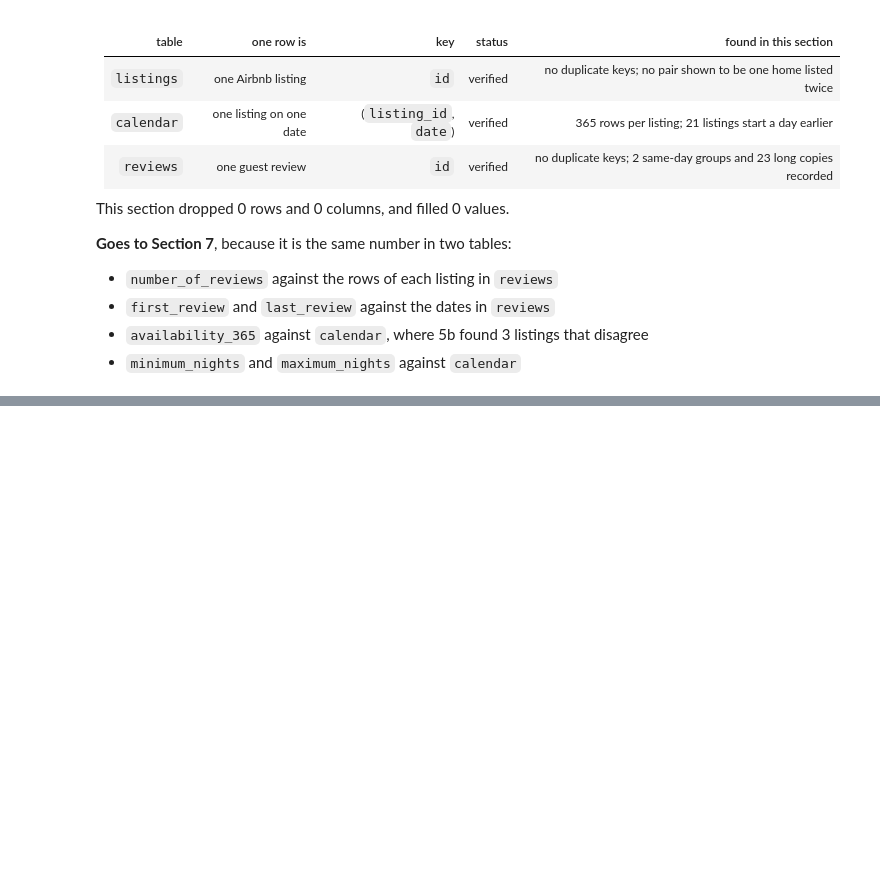
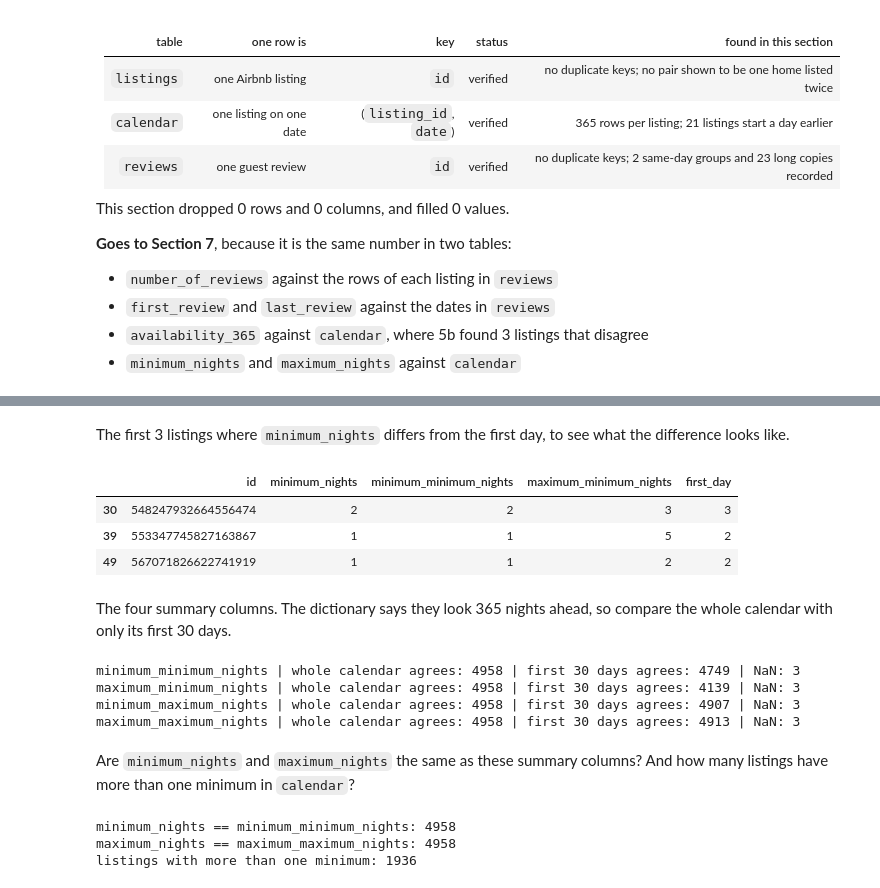
Before and after one commit to kallistratis/thessaloniki-airbnb-analysis, a Jupyter notebook: 01_data_cleaning.ipynb, the cells around one changed output, grey strips where cells are left out. Cells and saved outputs as stored; diff of their text form; code cells hidden in the pictures; blank space fills up the shorter version.

```diff
--- a/01_data_cleaning.ipynb
+++ b/01_data_cleaning.ipynb
@@ -2100,0 +2344,10 @@ This section dropped 0 rows and 0 columns, and filled 0 values.
+# %%
+calendar_groups = calendar_clean.sort_values("date").groupby("listing_id")
+night_options = {}
+for col in ["minimum_nights", "maximum_nights"]:
+    night_options[col] = {
+        "first day": calendar_groups[col].first(),
+        "smallest": calendar_groups[col].min(),
+        "largest": calendar_groups[col].max(),
+        "most common": calendar_groups[col].agg(lambda s: s.mode().iloc[0]),
+    }
@@ -2100,0 +2371,38 @@ This section dropped 0 rows and 0 columns, and filled 0 values.
+# %% [markdown]
+The first 3 listings where `minimum_nights` differs from the first day, to see what the difference looks like.
+# %%
+first_day_min = listings_clean["id"].map(night_options["minimum_nights"]["first day"]).rename("first_day")
+differ = listings_clean["minimum_nights"].notna() & (listings_clean["minimum_nights"] != first_day_min)
+pd.concat([listings_clean.loc[differ, ["id", "minimum_nights", "minimum_minimum_nights", "maximum_minimum_nights"]],
+           first_day_min[differ]], axis=1).head(3)
+# %% [output]
+|  | id | minimum_nights | minimum_minimum_nights | maximum_minimum_nights | first_day |
+| 30 | 548247932664556474 | 2 | 2 | 3 | 3 |
+| 39 | 553347745827163867 | 1 | 1 | 5 | 2 |
+| 49 | 567071826622741919 | 1 | 1 | 2 | 2 |
+# %% [markdown]
+The four summary columns. The dictionary says they look 365 nights ahead, so compare the whole calendar with only its first 30 days.
+# %%
+summary_nights = [("minimum_minimum_nights", "minimum_nights", "min"), ("maximum_minimum_nights", "minimum_nights", "max"),
+                  ("minimum_maximum_nights", "maximum_nights", "min"), ("maximum_maximum_nights", "maximum_nights", "max")]
+first_30 = calendar_clean[calendar_day < 30]
+for col, calendar_col, how in summary_nights:
+    whole = listings_clean["id"].map(calendar_clean.groupby("listing_id")[calendar_col].agg(how))
+    part = listings_clean["id"].map(first_30.groupby("listing_id")[calendar_col].agg(how))
+    print(col, "| whole calendar agrees:", (listings_clean[col] == whole).sum(), "| first 30 days agrees:", (listings_clean[col] == part).sum(),
+          "| NaN:", listings_clean[col].isna().sum())
+# %% [output]
+minimum_minimum_nights | whole calendar agrees: 4958 | first 30 days agrees: 4749 | NaN: 3
+maximum_minimum_nights | whole calendar agrees: 4958 | first 30 days agrees: 4139 | NaN: 3
+minimum_maximum_nights | whole calendar agrees: 4958 | first 30 days agrees: 4907 | NaN: 3
+maximum_maximum_nights | whole calendar agrees: 4958 | first 30 days agrees: 4913 | NaN: 3
+# %% [markdown]
+Are `minimum_nights` and `maximum_nights` the same as these summary columns? And how many listings have more than one minimum in `calendar`?
+# %%
+print("minimum_nights == minimum_minimum_nights:", (listings_clean["minimum_nights"] == listings_clean["minimum_minimum_nights"]).sum())
+print("maximum_nights == maximum_maximum_nights:", (listings_clean["maximum_nights"] == listings_clean["maximum_maximum_nights"]).sum())
+print("listings with more than one minimum:", (calendar_clean.groupby("listing_id")["minimum_nights"].nunique() > 1).sum())
+# %% [output]
+minimum_nights == minimum_minimum_nights: 4958
+maximum_nights == maximum_maximum_nights: 4958
+listings with more than one minimum: 1936
```
Also changed, not shown: parts of 56 cells of this notebook.
